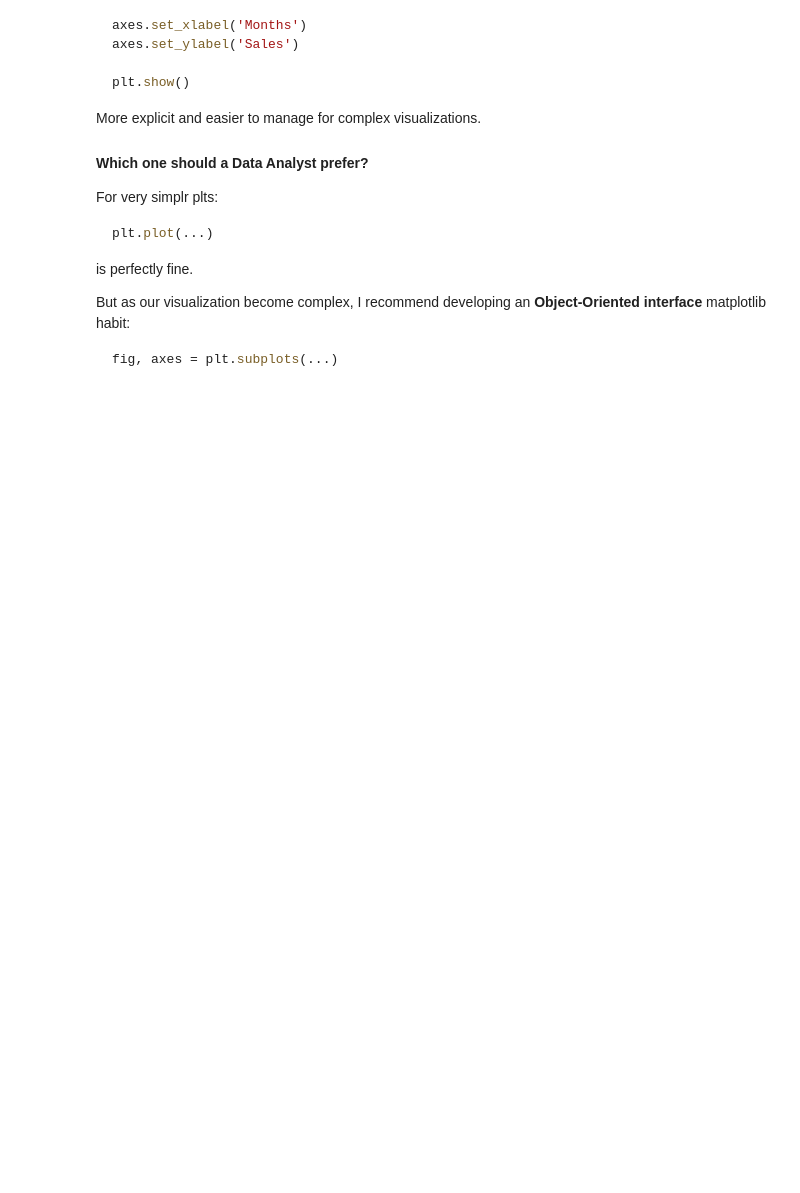
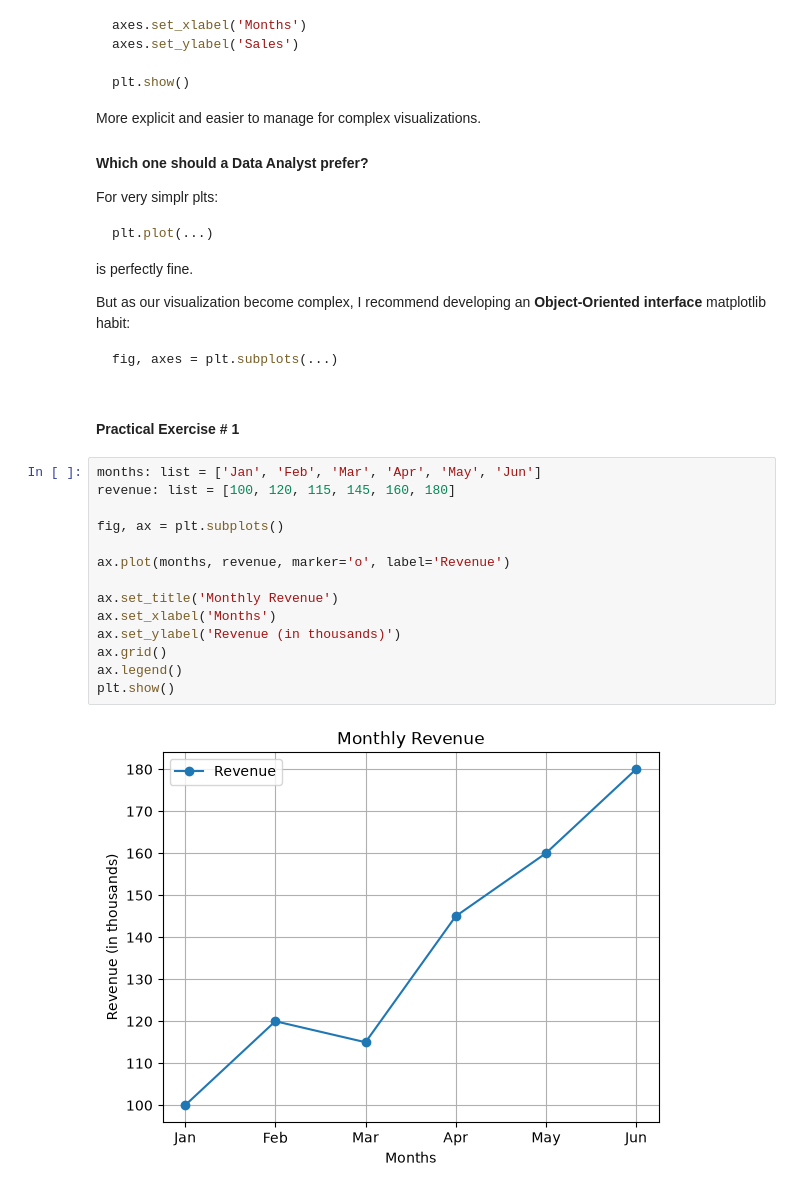
Before and after one commit to sohail-ansari0023/Becoming-A-Data-Analyst, a Jupyter notebook: Data_Visualization_and_Reporting/Libraries/matplotlib/Module_1.ipynb, the cells around one changed output. Saved outputs shown, nothing was run; the diff lists cells and outputs as text; blank space fills up the shorter version.

Commit message:
Added Matplotlib theories in visualization and reportin part, module 1 - Overview on Data visualization, and Module 2 contains , Histogram and Distribution

````diff
--- a/Data_Visualization_and_Reporting/Libraries/matplotlib.ipynb
+++ b/Data_Visualization_and_Reporting/Libraries/matplotlib/Module_1.ipynb
@@ -453,3 +453,21 @@ But as our visualization become complex, I recommend developing an **Object-Orie
 ```python
 fig, axes = plt.subplots(...)
 ```
+# %% [markdown]
+#### **Practical Exercise # 1**
+# %%
+months: list = ['Jan', 'Feb', 'Mar', 'Apr', 'May', 'Jun']
+revenue: list = [100, 120, 115, 145, 160, 180]
+
+fig, ax = plt.subplots()
+
+ax.plot(months, revenue, marker='o', label='Revenue')
+
+ax.set_title('Monthly Revenue')
+ax.set_xlabel('Months')
+ax.set_ylabel('Revenue (in thousands)')
+ax.grid()
+ax.legend()
+plt.show()
+# %% [output]
+[figure, added]
````
Also changed, not shown: parts of 19 cells of this notebook, 4 other files.
